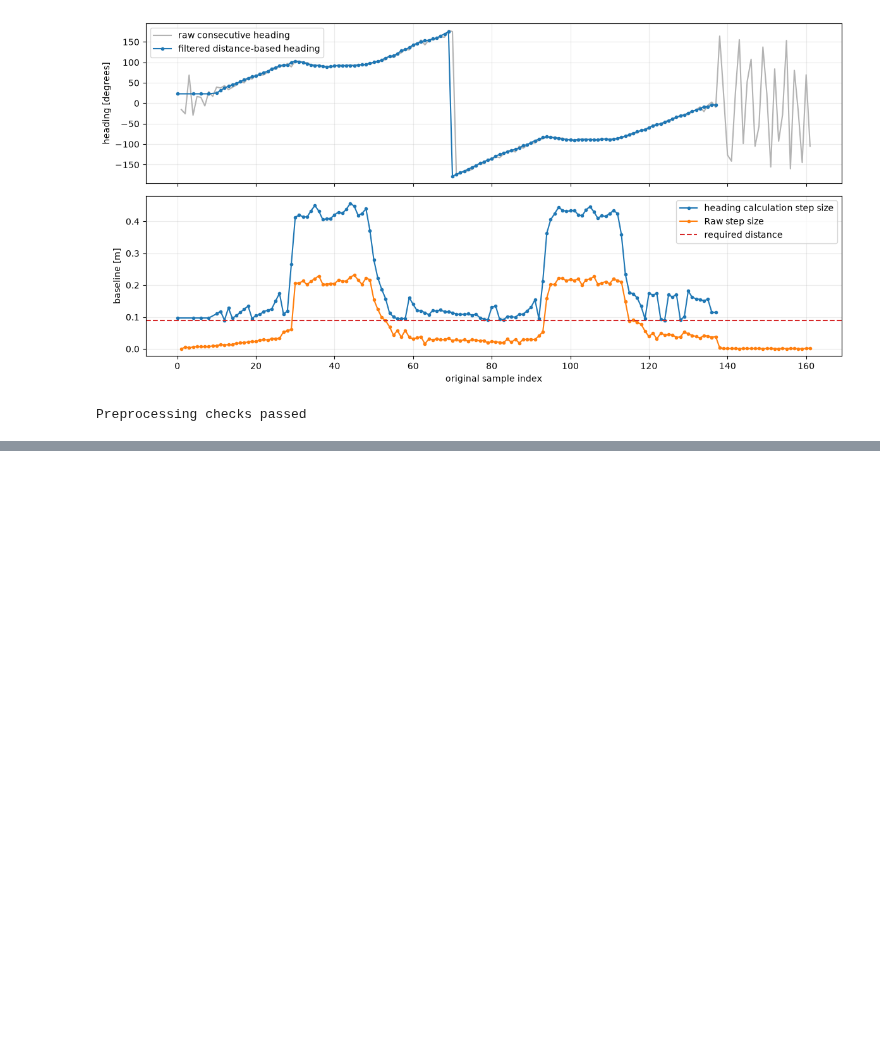
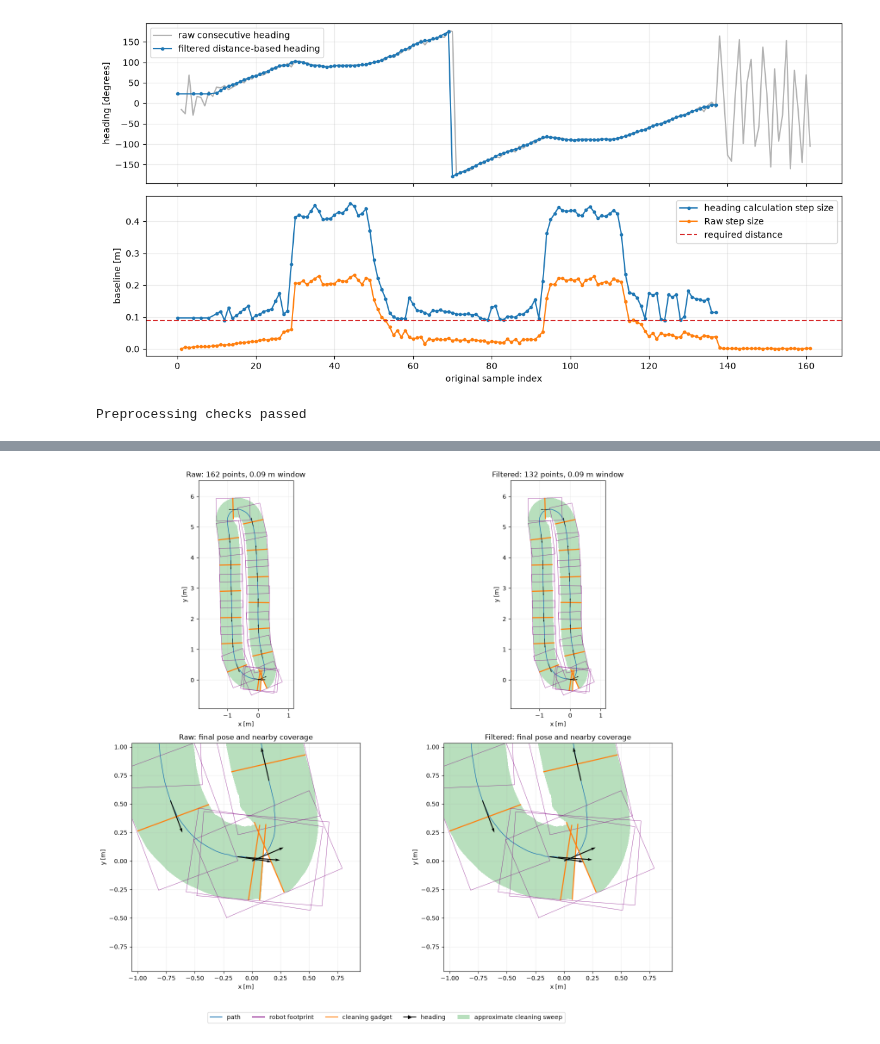
Before and after one commit to ucief/karcher_coding_challenge, a Jupyter notebook: visualization/visualize_data.ipynb, the cells around one changed output, grey strips where cells are left out. Saved outputs shown, nothing was run; the diff lists cells and outputs as text; code cells hidden in the pictures; blank space fills up the shorter version.

Commit message:
Visualization of the resulting path, heading and sweaping area, in Python

```diff
--- a/visualization/visualize_data.ipynb
+++ b/visualization/visualize_data.ipynb
@@ -329,0 +344,82 @@ Preprocessing checks passed
+# %%
+from matplotlib.collections import PolyCollection
+from matplotlib.lines import Line2D
+from matplotlib.patches import Patch
+
+
+def in_world(geometry, position, heading):
+    c, s = np.cos(heading), np.sin(heading)
+    rotation = np.array([[c, -s], [s, c]])
+    return geometry @ rotation.T + position
+
+
+def cleaning_sweep(points, angles):
+    triangles = []
+    for i in range(len(points) - 1):
+        if not np.all(np.isfinite(angles[i:i + 2])):
+            continue
+        turn = np.arctan2(np.sin(angles[i + 1] - angles[i]),
+                          np.cos(angles[i + 1] - angles[i]))
+        steps = max(1, int(np.ceil(np.linalg.norm(points[i + 1] - points[i]) / 0.02)),
+                    int(np.ceil(abs(turn) / np.deg2rad(2))))
+        previous = in_world(cleaning_gadget, points[i], angles[i])
+        for t in np.linspace(0, 1, steps + 1)[1:]:
+            position = (1 - t) * points[i] + t * points[i + 1]
+            current = in_world(cleaning_gadget, position, angles[i] + t * turn)
+            triangles.extend([[previous[0], previous[1], current[1]],
+                              [previous[0], current[1], current[0]]])
+            previous = current
+    return triangles
+
+
+def plot_poses(ax, points, angles, title, pose_spacing=0.8):
+    triangles = cleaning_sweep(points, angles)
+    if triangles:
+        ax.add_collection(PolyCollection(triangles, facecolors="#b8dfbd",
+                                         edgecolors="none", antialiaseds=False))
+    ax.plot(*points.T, color="tab:blue", linewidth=1, zorder=2)
+    travelled = np.r_[0, np.cumsum(np.linalg.norm(np.diff(points, axis=0), axis=1))]
+    selected = []
+    for i in range(len(points)):
+        if np.isfinite(angles[i]) and (not selected or travelled[i] - travelled[selected[-1]] >= pose_spacing):
+            selected.append(i)
+    if len(points) and np.isfinite(angles[-1]) and (not selected or selected[-1] != len(points) - 1):
+        selected.append(len(points) - 1)
+    for i in selected:
+        footprint = in_world(robot, points[i], angles[i])
+        gadget = in_world(cleaning_gadget, points[i], angles[i])
+        ax.plot(*close_polygon(footprint).T, color="purple", linewidth=0.7, alpha=0.65)
+        ax.plot(*gadget.T, color="tab:orange", linewidth=1.8)
+    if selected:
+        ax.quiver(points[selected, 0], points[selected, 1],
+                  0.3 * np.cos(angles[selected]), 0.3 * np.sin(angles[selected]),
+                  angles="xy", scale_units="xy", scale=1, color="black", width=0.004, zorder=4)
+    ax.set(title=title, xlabel="x [m]", ylabel="y [m]")
+    ax.set_aspect("equal", adjustable="box")
+    ax.grid(alpha=0.2)
+
+
+pose_legend = [Line2D([], [], color="tab:blue", label="path"),
+               Line2D([], [], color="purple", label="robot footprint"),
+               Line2D([], [], color="tab:orange", label="cleaning gadget"),
+               Line2D([], [], color="black", marker=">", label="heading"),
+               Patch(facecolor="#b8dfbd", label="approximate cleaning sweep")]
+raw_headings = distance_headings(path, HEADING_DISTANCE)[0]
+filtered_headings = distance_headings(filtered_path, HEADING_DISTANCE)[0]
+# Shared limits include robot geometry, not just the base-link path.
+margin = max(np.linalg.norm(robot, axis=1).max(), np.linalg.norm(cleaning_gadget, axis=1).max()) + 0.15
+world_min, world_max = path.min(axis=0) - margin, path.max(axis=0) + margin
+fig, axes = plt.subplots(2, 2, figsize=(15, 13))
+for col, (label, points, angles) in enumerate([
+        ("Raw", path, raw_headings), ("Filtered", filtered_path, filtered_headings)]):
+    plot_poses(axes[0, col], points, angles, f"{label}: {len(points)} points, {HEADING_DISTANCE:g} m window")
+    axes[0, col].set_xlim(world_min[0], world_max[0])
+    axes[0, col].set_ylim(world_min[1], world_max[1])
+    plot_poses(axes[1, col], points, angles, f"{label}: final pose and nearby coverage")
+    axes[1, col].set_xlim(path[-1, 0] - 1, path[-1, 0] + 1)
+    axes[1, col].set_ylim(path[-1, 1] - 1, path[-1, 1] + 1)
+fig.legend(handles=pose_legend, loc="lower center", ncol=5)
+fig.tight_layout(rect=[0, 0.05, 1, 1])
+plt.show()
+# %% [output]
+[figure, added]
```
Also changed, not shown: parts of 4 cells of this notebook.
